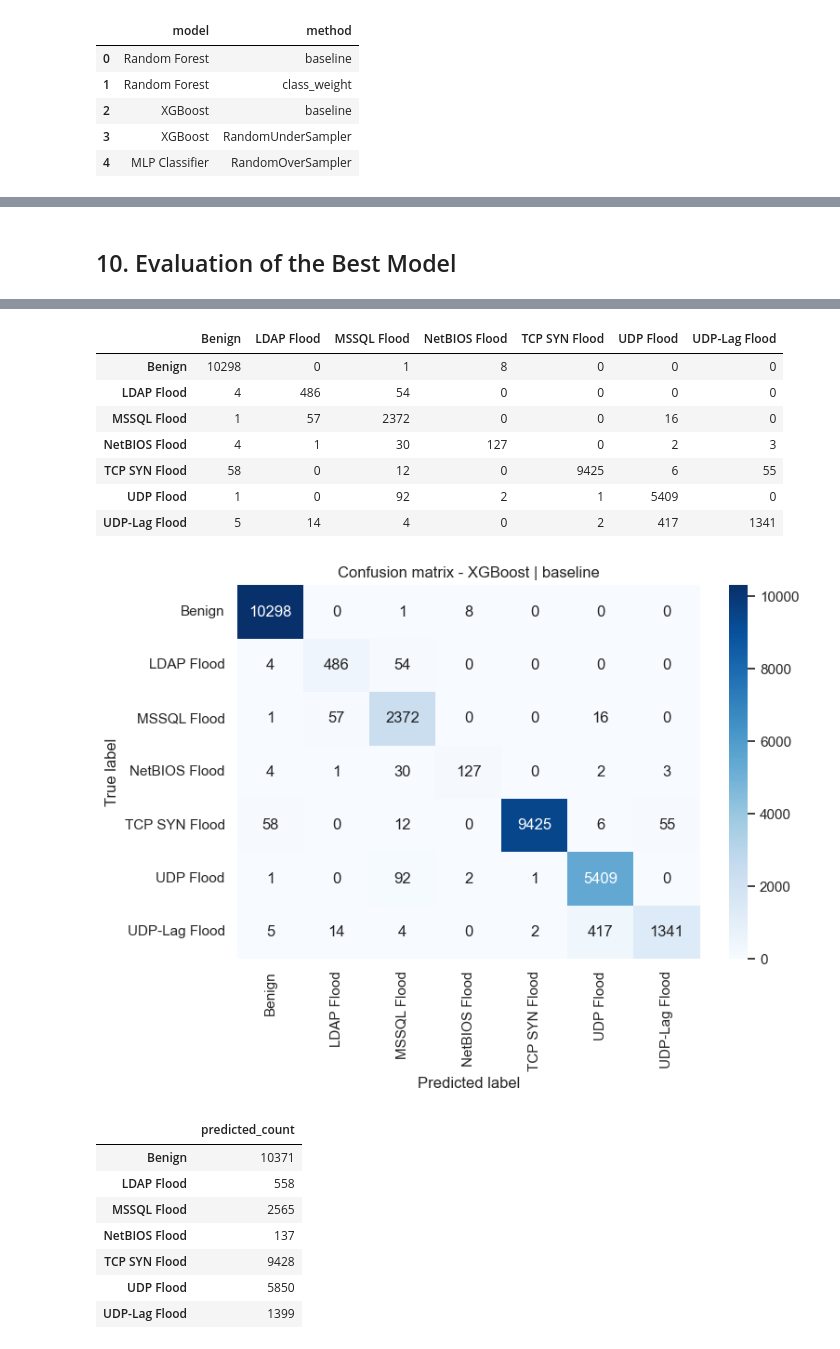
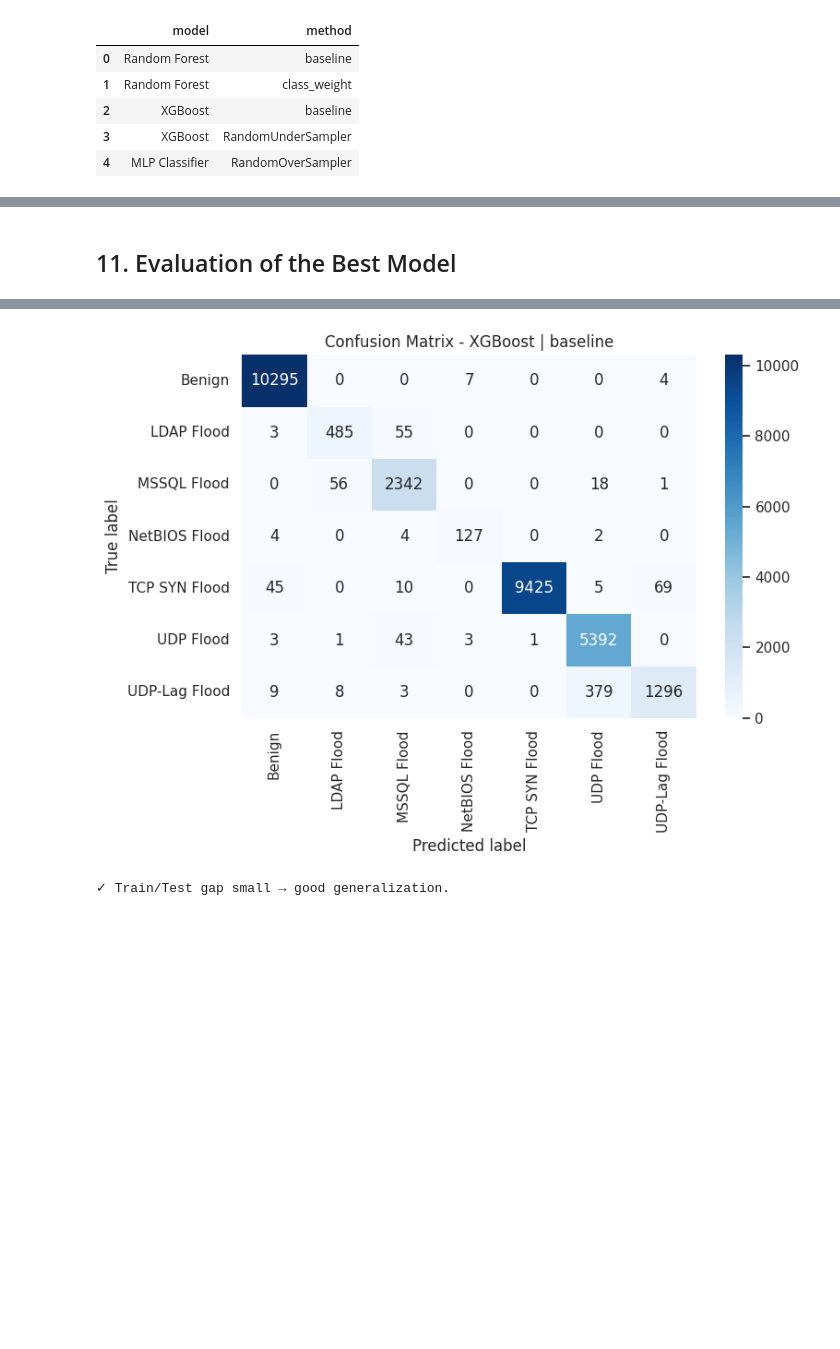
Before and after one commit to ShirokaitoX1412/mlddos, a Jupyter notebook: notebooks/ddos_detection_report_ready.ipynb, the cells around one changed output, grey strips where cells are left out. Drawn from its saved outputs; the diff is of its cells as text; code cells hidden in the pictures; blank space fills up the shorter version.

```diff
--- a/notebooks/ddos_detection_report_ready.ipynb
+++ b/notebooks/ddos_detection_report_ready.ipynb
@@ -528,7 +528,7 @@ def mlp_model():
         learning_rate_init=0.001,
         early_stopping=True,
         validation_fraction=0.15,
-        max_iter=120,
+        max_iter=200,
         random_state=RANDOM_STATE,
     )
 
@@ -555,7 +555,7 @@ candidate_specs = [
         "pipeline": make_pipeline(
             xgboost_model(),
             RandomUnderSampler(
-                sampling_strategy=CappedUnderSamplingStrategy(cap=8000),
+                sampling_strategy=CappedUnderSamplingStrategy(cap=15000),
                 random_state=RANDOM_STATE,
             ),
         ),
@@ -753,5 +753,5 @@ Training MLP Classifier | RandomOverSampler ...
 # %% [markdown]
-## 10. Evaluation of the Best Model
+## 11. Evaluation of the Best Model
 # %%
 best_row = comparison_df.sort_values("Selection Score", ascending=False).iloc[0]
 best_model_key = f"{best_row['Model']} | {best_row['Imbalance Method']}"
@@ -759,32 +759,30 @@ best_model = fitted_models[best_model_key]
 y_pred_best = predictions[best_model_key]
 best_report = reports[best_model_key]
 
-print("Best model:", best_model_key)
+print("=" * 60)
+print(f"BEST MODEL: {best_model_key}")
+print("=" * 60)
 print(best_row[main_columns].to_string())
 
 report_df = pd.DataFrame(best_report).transpose()
+print("\nClassification Report (per-class):")
 display(report_df)
 
 cm = confusion_matrix(y_test, y_pred_best, labels=list(range(len(class_names))))
 cm_df = pd.DataFrame(cm, index=class_names, columns=class_names)
-display(cm_df)
 
 plt.figure(figsize=(8, 6))
 sns.heatmap(cm_df, annot=True, fmt="d", cmap="Blues")
-plt.title(f"Confusion matrix - {best_model_key}")
+plt.title(f"Confusion Matrix - {best_model_key}")
 plt.xlabel("Predicted label")
 plt.ylabel("True label")
 plt.tight_layout()
 plt.show()
 
-y_pred_counts = pd.Series(y_pred_best).value_counts().sort_index()
-y_pred_counts.index = [class_names[idx] for idx in y_pred_counts.index]
-display(y_pred_counts.rename("predicted_count").to_frame())
-
-if best_row["Test Macro F1"] > 0.98:
-    print("Warning: Test Macro F1 is very high. The dataset may be easy or hidden leakage may still exist.")
 if best_row["Train/Test Gap"] > 0.05:
-    print("Warning: Train/Test Macro F1 gap is large, indicating overfitting risk.")
-if best_row["Notes"] != "OK":
-    print("Warning:", best_row["Notes"])
+    print("⚠ Warning: Train/Test gap > 5%, may indicate overfitting.")
+elif best_row["Train/Test Gap"] < -0.01:
+    print("✓ Train/Test gap negative → no overfitting detected.")
+else:
+    print("✓ Train/Test gap small → good generalization.")
 # %% [output]
@@ -820,18 +817,3 @@ Fit Seconds              31.172889
-|  | Benign | LDAP Flood | MSSQL Flood | NetBIOS Flood | TCP SYN Flood | UDP Flood | UDP-Lag Flood |
-| Benign | 10298 | 0 | 1 | 8 | 0 | 0 | 0 |
-| LDAP Flood | 4 | 486 | 54 | 0 | 0 | 0 | 0 |
-| MSSQL Flood | 1 | 57 | 2372 | 0 | 0 | 16 | 0 |
-| NetBIOS Flood | 4 | 1 | 30 | 127 | 0 | 2 | 3 |
-| TCP SYN Flood | 58 | 0 | 12 | 0 | 9425 | 6 | 55 |
-| UDP Flood | 1 | 0 | 92 | 2 | 1 | 5409 | 0 |
-| UDP-Lag Flood | 5 | 14 | 4 | 0 | 2 | 417 | 1341 |
-[figure, old version]
+[figure, new version]
-|  | predicted_count |
-| Benign | 10371 |
-| LDAP Flood | 558 |
-| MSSQL Flood | 2565 |
-| NetBIOS Flood | 137 |
-| TCP SYN Flood | 9428 |
-| UDP Flood | 5850 |
-| UDP-Lag Flood | 1399 |
+✓ Train/Test gap small → good generalization.
 # %% [markdown]
```
Also changed, not shown: parts of 35 cells of this notebook, 5 other files.
